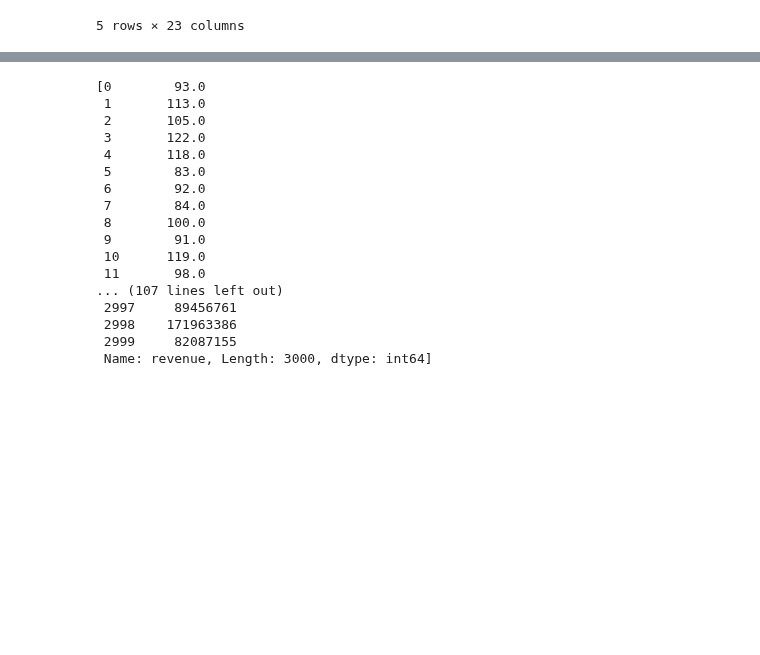
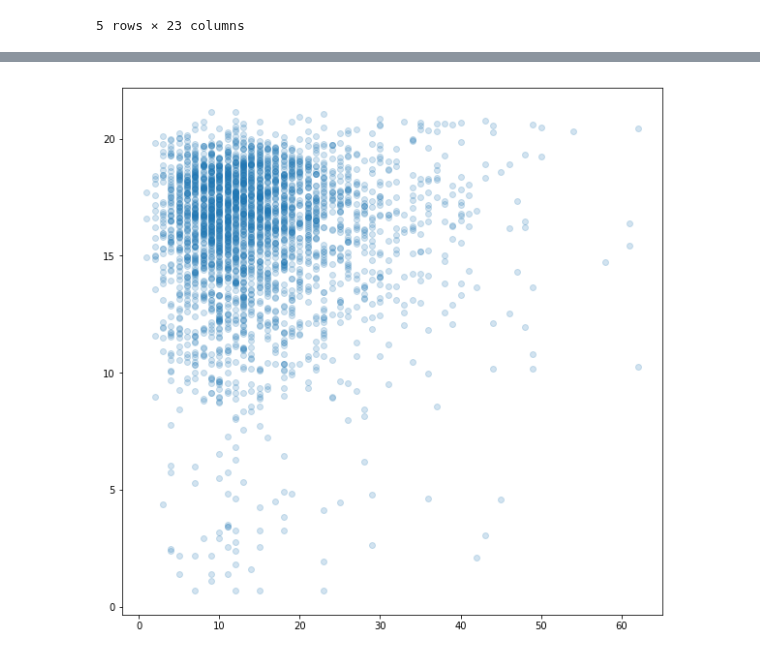
Before and after one commit to Cruzzor/BoxOffice, a Jupyter notebook: exploration_dennisddddennis.ipynb, the cells around one changed output, grey strips where cells are left out. Drawn from its saved outputs; the diff is of its cells as text; code cells hidden in the pictures; blank space fills up the shorter version.

Commit message:
Added title length to features

```diff
--- a/exploration_dennisddddennis.ipynb
+++ b/exploration_dennisddddennis.ipynb
@@ -170,20 +168,9 @@ data2 = [data.runtime,data.revenue]
-# %%
-data2
-# %% [output]
-[0        93.0
- 1       113.0
- 2       105.0
- 3       122.0
- 4       118.0
- 5        83.0
- 6        92.0
- 7        84.0
- 8       100.0
- 9        91.0
- 10      119.0
- 11       98.0
-... (107 lines left out)
- 2997     89456761
- 2998    171963386
- 2999     82087155
- Name: revenue, Length: 3000, dtype: int64]
+# %%
+data['original_title_length'] = data['original_title'].str.len()
+# %%
+
+plt.figure(figsize=(10,10))
+plt.scatter(x='original_title_length', y=np.log1p(data.revenue), data=data, alpha=0.2)
+plt.show()
+# %% [output]
+[figure, added]
```
Also changed, not shown: parts of 5 cells of this notebook, 2 other files.
